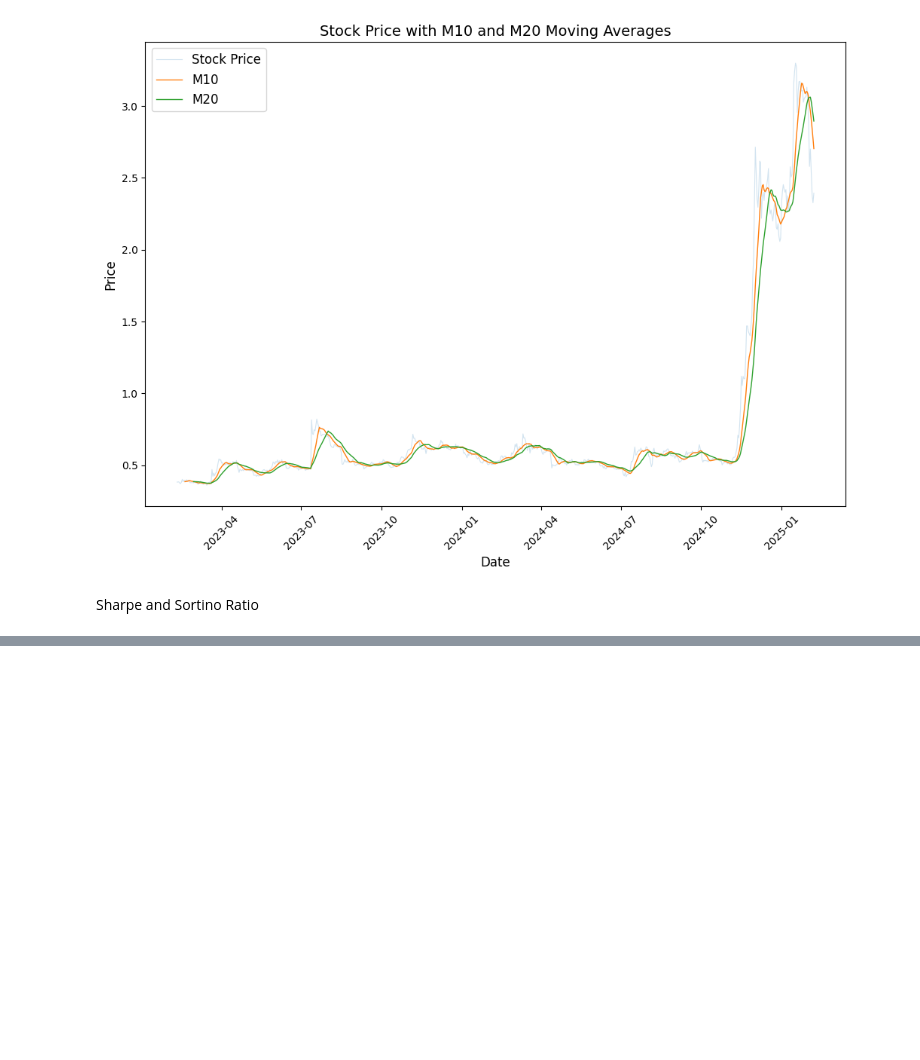
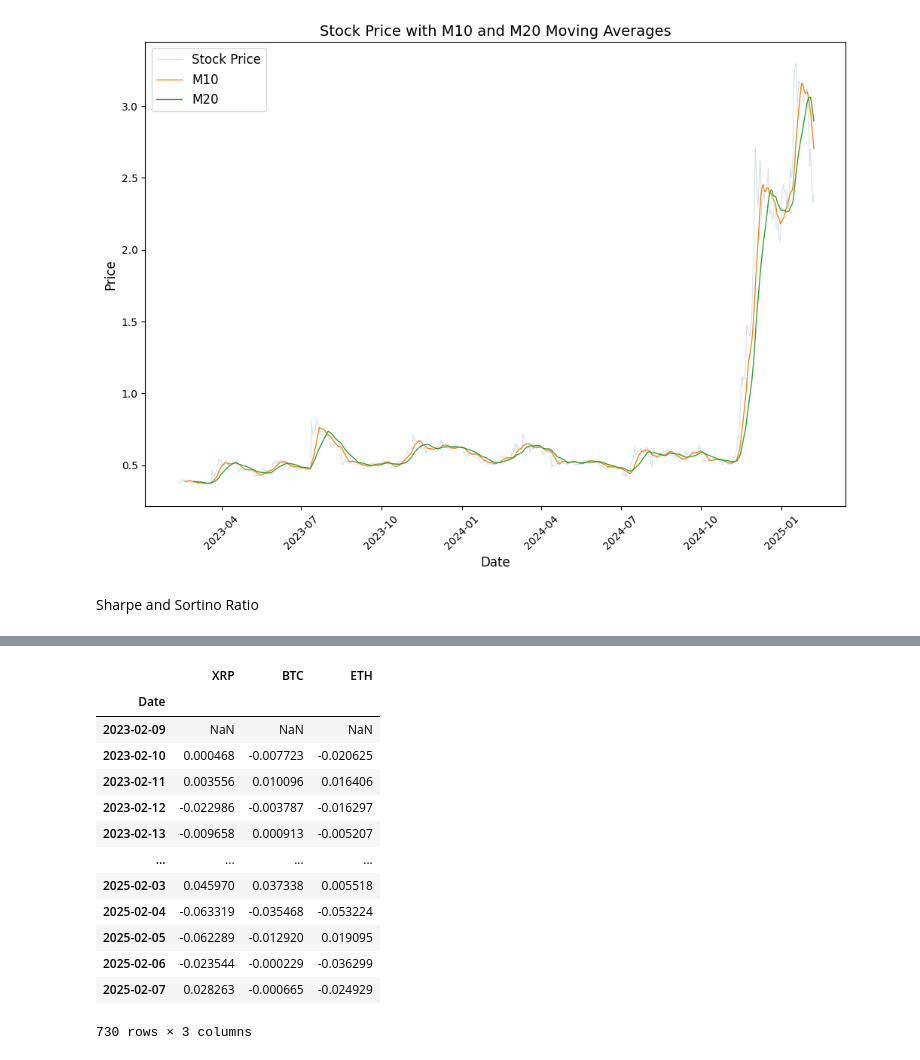
Before and after one commit to Szafranerio/Data_Science_Portfolio, a Jupyter notebook: Stock_Market/stock.ipynb, the cells around one changed output, grey strips where cells are left out. Saved outputs shown, nothing was run; the diff lists cells and outputs as text; code cells hidden in the pictures; blank space fills up the shorter version.

```diff
--- a/Stock_Market/stock.ipynb
+++ b/Stock_Market/stock.ipynb
@@ -252,0 +317,18 @@ Sharpe and Sortino Ratio
+# %%
+log_rets = np.log(stock / stock.shift(1))
+log_rets
+# %% [output]
+|  | XRP | BTC | ETH |
+| Date |  |  |  |
+| 2023-02-09 | NaN | NaN | NaN |
+| 2023-02-10 | 0.000468 | -0.007723 | -0.020625 |
+| 2023-02-11 | 0.003556 | 0.010096 | 0.016406 |
+| 2023-02-12 | -0.022986 | -0.003787 | -0.016297 |
+| 2023-02-13 | -0.009658 | 0.000913 | -0.005207 |
+| ... | ... | ... | ... |
+| 2025-02-03 | 0.045970 | 0.037338 | 0.005518 |
+| 2025-02-04 | -0.063319 | -0.035468 | -0.053224 |
+| 2025-02-05 | -0.062289 | -0.012920 | 0.019095 |
+| 2025-02-06 | -0.023544 | -0.000229 | -0.036299 |
+| 2025-02-07 | 0.028263 | -0.000665 | -0.024929 |
+730 rows × 3 columns
```
Also changed, not shown: parts of 7 cells of this notebook.
